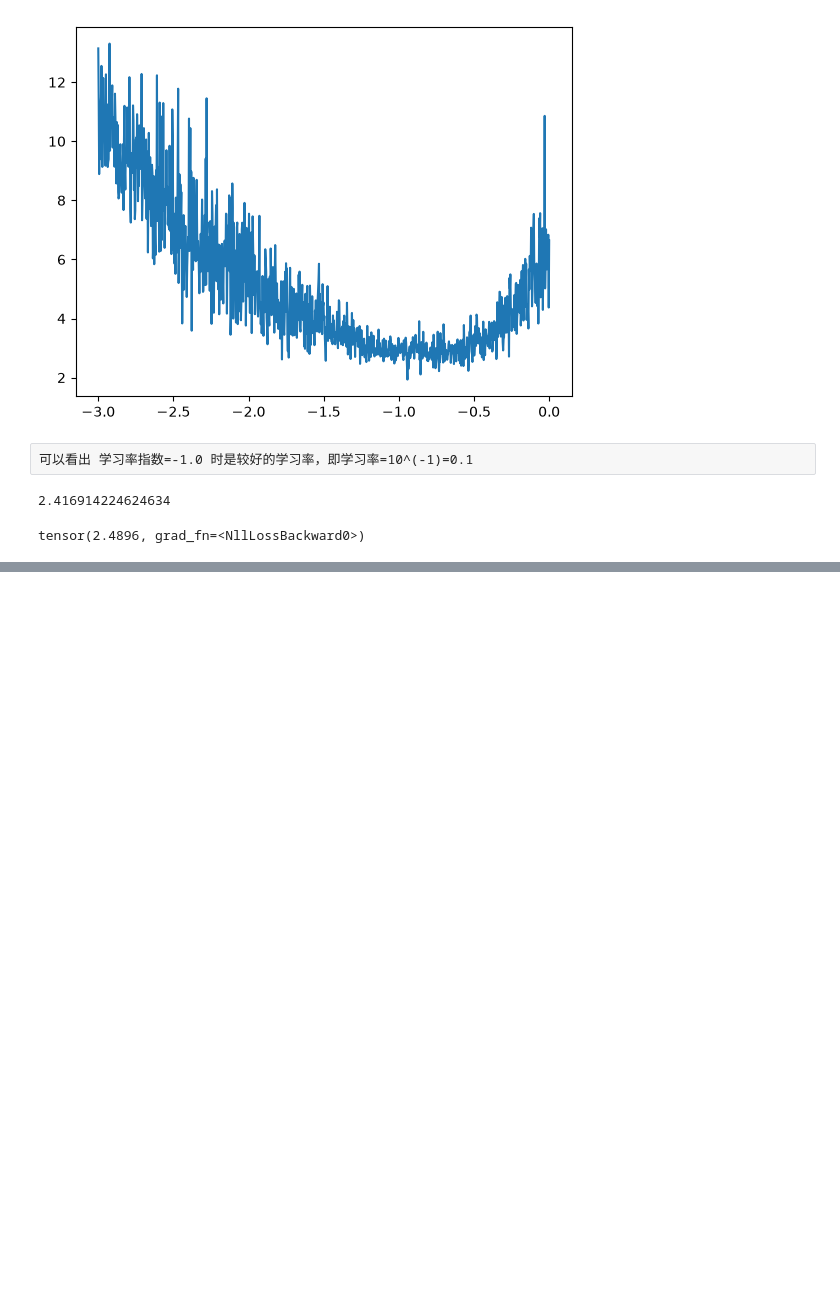
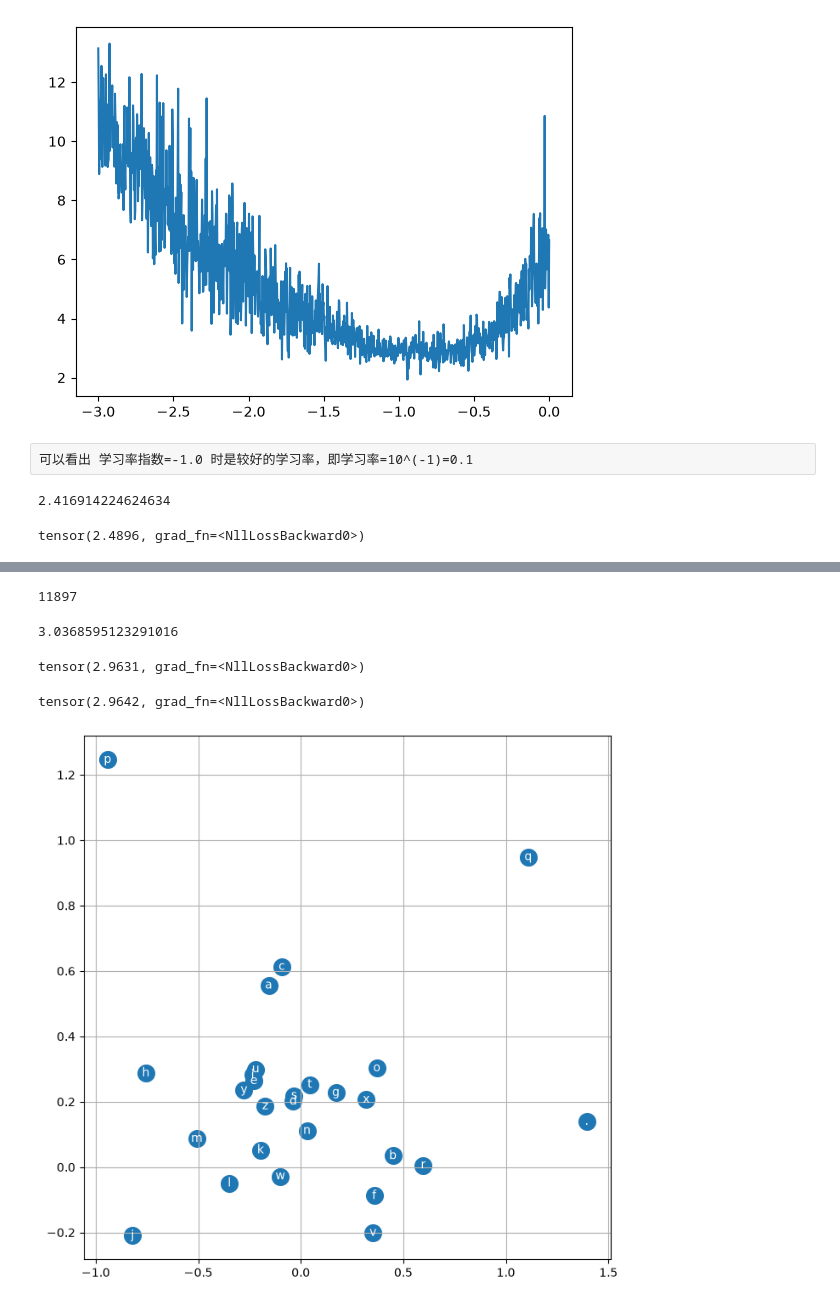
Before and after one commit to QY0831/cs-knowledge, a Jupyter notebook: ai/llm/karpthy-zero-hero/03.ipynb, the cells around one changed output, grey strips where cells are left out. Saved outputs shown, nothing was run; the diff lists cells and outputs as text; code cells hidden in the pictures; blank space fills up the shorter version.

```diff
--- a/ai/llm/karpthy-zero-hero/03.ipynb
+++ b/ai/llm/karpthy-zero-hero/03.ipynb
@@ -531,0 +570,66 @@ tensor(2.4896, grad_fn=<NllLossBackward0>)
+# %%
+# init
+emb_size = 10
+hidden = 200
+
+g = torch.Generator().manual_seed(2147483647)
+C = torch.randn((27, emb_size), generator = g)
+W1 = torch.randn((emb_size * block_size, hidden), generator = g) # scaling up from 100 to 500
+b1 = torch.randn(hidden, generator=g)
+W2 = torch.randn((hidden, 27), generator=g)
+b2 = torch.randn(27, generator=g)
+parameters = [C, W1, b1, W2, b2]
+
+for p in parameters:
+    p.requires_grad = True
+# %%
+sum(p.nelement() for p in parameters)
+# %% [output]
+11897
+# %%
+# train on training set
+for i in range(1000):
+
+    # minibatch - randomly select batch from X
+    ix = torch.randint(0, Xtr.shape[0], (32,)) # 32 sample in a batch
+
+    emb = C[Xtr[ix]] # (32, 3, 10) # 32 sample x 3 block size x 10 emb size
+    h = torch.tanh(emb.view(-1, 30) @ W1 + b1)
+    logits = h @ W2 + b2
+    loss = F.cross_entropy(logits, Ytr[ix])
+    # print(loss.item())
+    for p in parameters:
+        p.grad = None
+    loss.backward()
+
+    for p in parameters:
+        p.data += -0.01 * p.grad
+
+print(loss.item())
+# %% [output]
+3.0368595123291016
+# %%
+emb = C[Xdev] # (32, 3, 2)
+h = torch.tanh(emb.view(-1, 30) @ W1 + b1)
+logits = h @ W2 + b2 # (32, 27)
+loss = F.cross_entropy(logits, Ydev)
+loss
+# %% [output]
+tensor(2.9631, grad_fn=<NllLossBackward0>)
+# %%
+emb = C[Xtr] # (32, 3, 2)
+h = torch.tanh(emb.view(-1, 30) @ W1 + b1) # (32, 100)
+logits = h @ W2 + b2 # (32, 27)
+loss = F.cross_entropy(logits, Ytr)
+loss
+# %% [output]
+tensor(2.9642, grad_fn=<NllLossBackward0>)
+# %%
+# visualize dimensions 0 and 1 of the embedding matrix C for all characters
+plt.figure(figsize=(8,8))
+plt.scatter(C[:,0].data, C[:,1].data, s=200)
+for i in range(C.shape[0]):
+    plt.text(C[i,0].item(), C[i,1].item(), itos[i], ha="center", va="center", color='white')
+plt.grid('minor')
+# %% [output]
+[figure, added]
```
Also changed, not shown: parts of 1 cell of this notebook.
